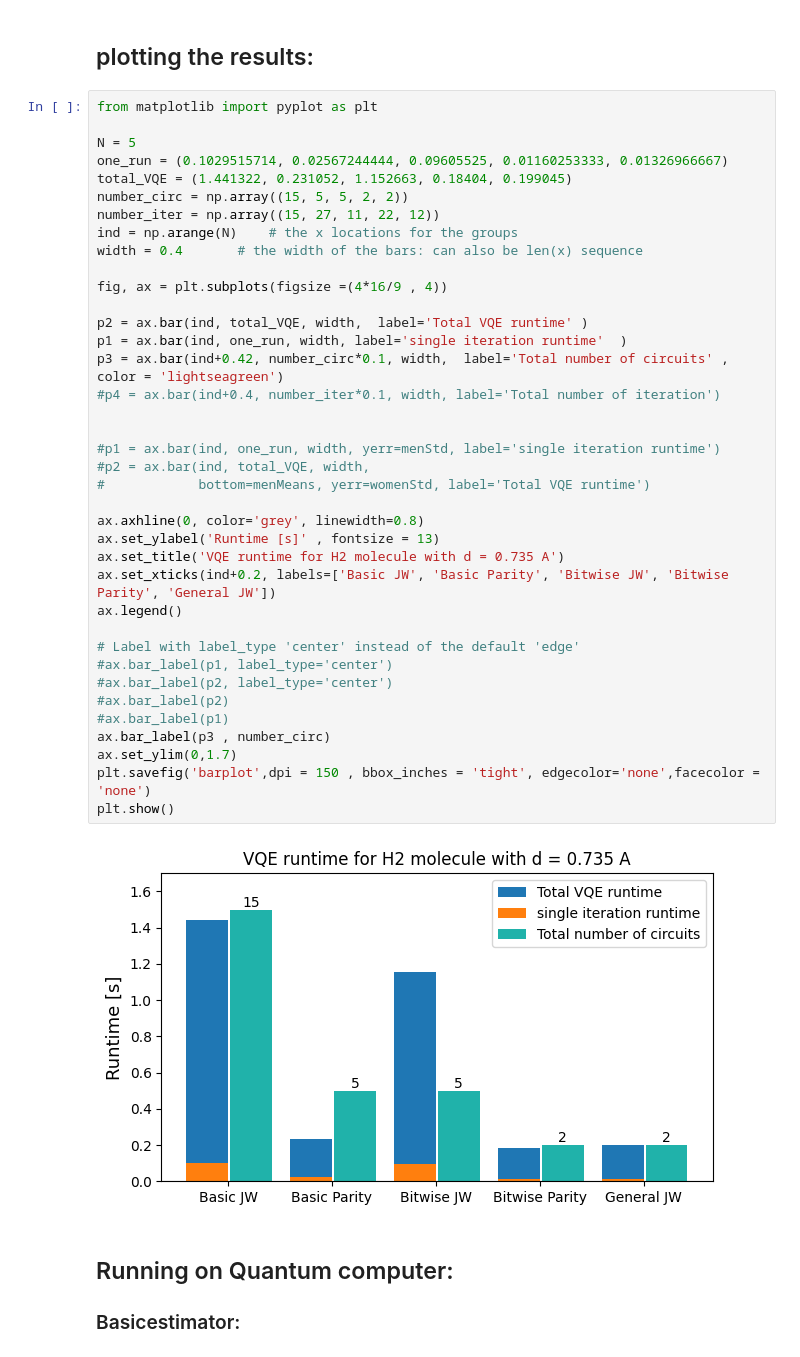
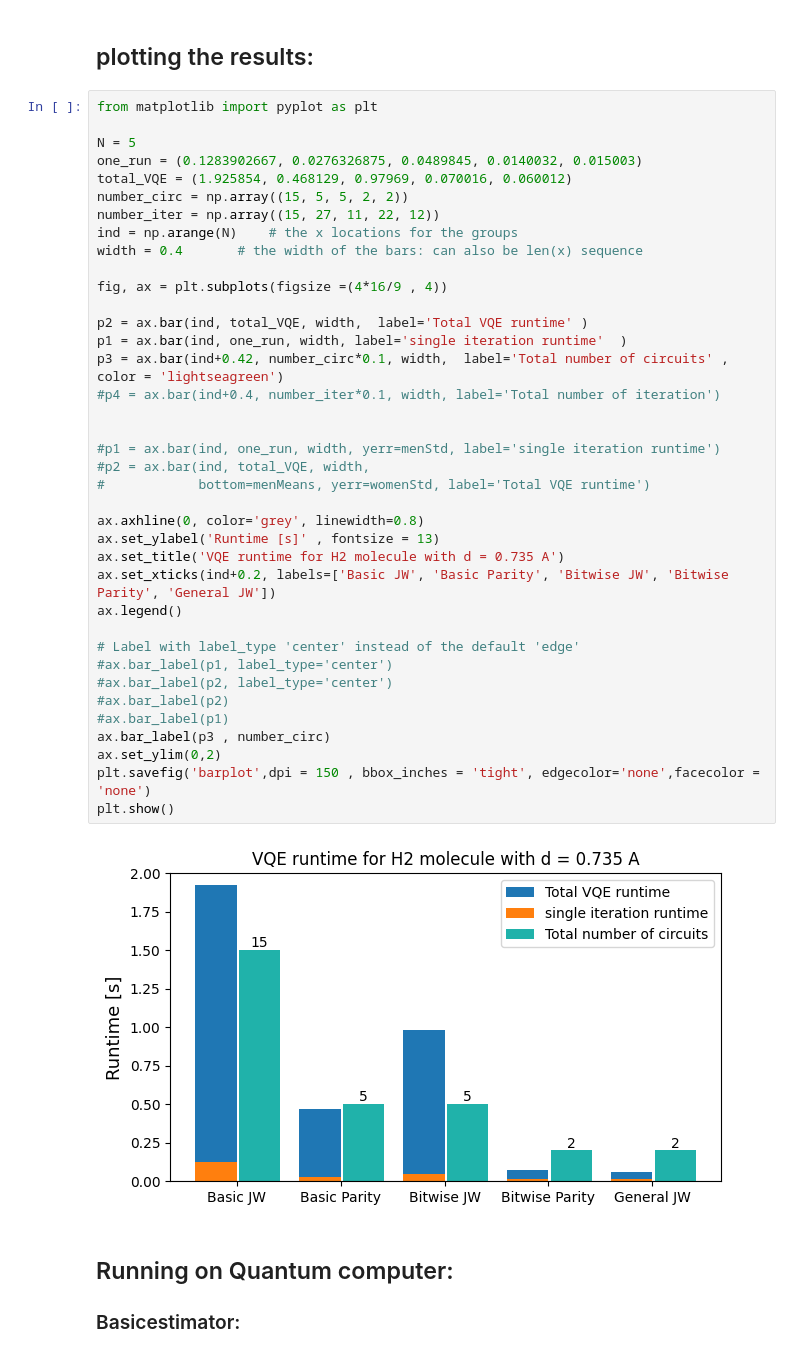
Before and after one commit to QSciTech-QuantumBC-Workshop/Group5, a Jupyter notebook: activity_vqe.ipynb, the cells around one changed output. Saved outputs shown, nothing was run; the diff lists cells and outputs as text.

Commit message:
Fixed an error in the bar plot
Fixed an error in the bar plots
running on quantum hardware

```diff
--- a/activity_vqe.ipynb
+++ b/activity_vqe.ipynb
@@ -964,42 +952,42 @@ Ground state energy estimate (molecular, vqe) :  (-1.132905497308561+0j)
 from matplotlib import pyplot as plt
 
 N = 5
-one_run = (0.1029515714, 0.02567244444, 0.09605525, 0.01160253333, 0.01326966667)
-total_VQE = (1.441322, 0.231052, 1.152663, 0.18404, 0.199045)
+one_run = (0.1283902667, 0.0276326875, 0.0489845, 0.0140032, 0.015003)
+total_VQE = (1.925854, 0.468129, 0.97969, 0.070016, 0.060012)
 number_circ = np.array((15, 5, 5, 2, 2))
 number_iter = np.array((15, 27, 11, 22, 12))
 ind = np.arange(N)    # the x locations for the groups
 width = 0.4       # the width of the bars: can also be len(x) sequence
 
 fig, ax = plt.subplots(figsize =(4*16/9 , 4))
 
 p2 = ax.bar(ind, total_VQE, width,  label='Total VQE runtime' )
 p1 = ax.bar(ind, one_run, width, label='single iteration runtime'  )
 p3 = ax.bar(ind+0.42, number_circ*0.1, width,  label='Total number of circuits' , color = 'lightseagreen')
 #p4 = ax.bar(ind+0.4, number_iter*0.1, width, label='Total number of iteration')
 
 
 #p1 = ax.bar(ind, one_run, width, yerr=menStd, label='single iteration runtime')
 #p2 = ax.bar(ind, total_VQE, width,
 #            bottom=menMeans, yerr=womenStd, label='Total VQE runtime')
 
 ax.axhline(0, color='grey', linewidth=0.8)
 ax.set_ylabel('Runtime [s]' , fontsize = 13)
 ax.set_title('VQE runtime for H2 molecule with d = 0.735 A')
 ax.set_xticks(ind+0.2, labels=['Basic JW', 'Basic Parity', 'Bitwise JW', 'Bitwise Parity', 'General JW'])
 ax.legend()
 
 # Label with label_type 'center' instead of the default 'edge'
 #ax.bar_label(p1, label_type='center')
 #ax.bar_label(p2, label_type='center')
 #ax.bar_label(p2)
 #ax.bar_label(p1)
 ax.bar_label(p3 , number_circ)
-ax.set_ylim(0,1.7)
+ax.set_ylim(0,2)
 plt.savefig('barplot',dpi = 150 , bbox_inches = 'tight', edgecolor='none',facecolor = 'none')
 plt.show()
 # %% [output]
-[figure, old version]
+[figure, new version]
 # %% [markdown]
 ## Running on Quantum computer:
 
```
Also changed, not shown: parts of 13 cells of this notebook, 1 other file.
